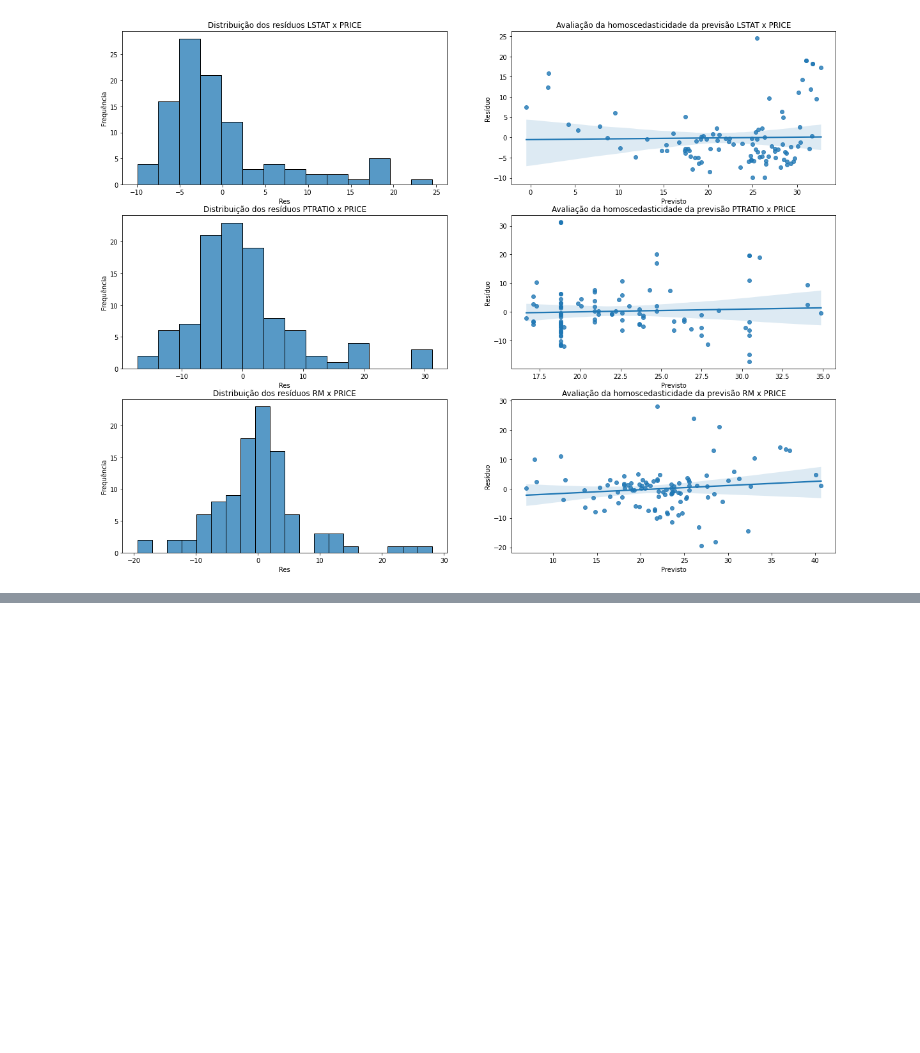
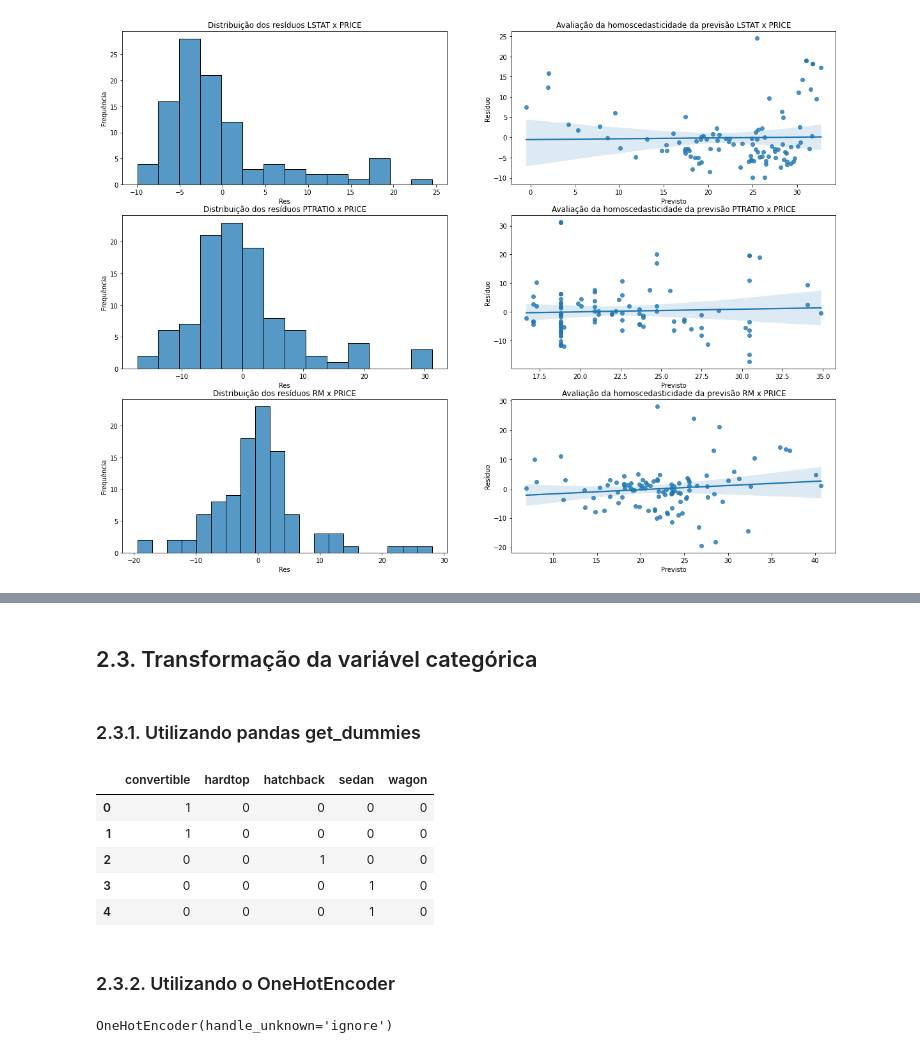
Before and after one commit to bruna-calistrate/Regression-SupervisedModels-Course, a Jupyter notebook: Exercícios.ipynb, the cells around one changed output, grey strips where cells are left out. Drawn from its saved outputs; the diff is of its cells as text; code cells hidden in the pictures; blank space fills up the shorter version.

```diff
--- a/Exercícios.ipynb
+++ b/Exercícios.ipynb
@@ -410,0 +481,23 @@ LSTAT, por possuir o maior R² do grupo.
+# %% [markdown]
+## 2.3. Transformação da variável categórica
+# %% [markdown]
+### 2.3.1. Utilizando pandas get_dummies
+# %%
+xGD = pd.get_dummies(car['carbody'], columns=['carbody'])
+xGD.head()
+# %% [output]
+|  | convertible | hardtop | hatchback | sedan | wagon |
+| 0 | 1 | 0 | 0 | 0 | 0 |
+| 1 | 1 | 0 | 0 | 0 | 0 |
+| 2 | 0 | 0 | 1 | 0 | 0 |
+| 3 | 0 | 0 | 0 | 1 | 0 |
+| 4 | 0 | 0 | 0 | 1 | 0 |
+# %% [markdown]
+### 2.3.2. Utilizando o OneHotEncoder
+# %%
+from sklearn.preprocessing import OneHotEncoder
+
+enc = OneHotEncoder(handle_unknown='ignore')
+enc.fit(car[['carbody']])
+# %% [output]
+OneHotEncoder(handle_unknown='ignore')
```
Also changed, not shown: parts of 39 cells of this notebook.
